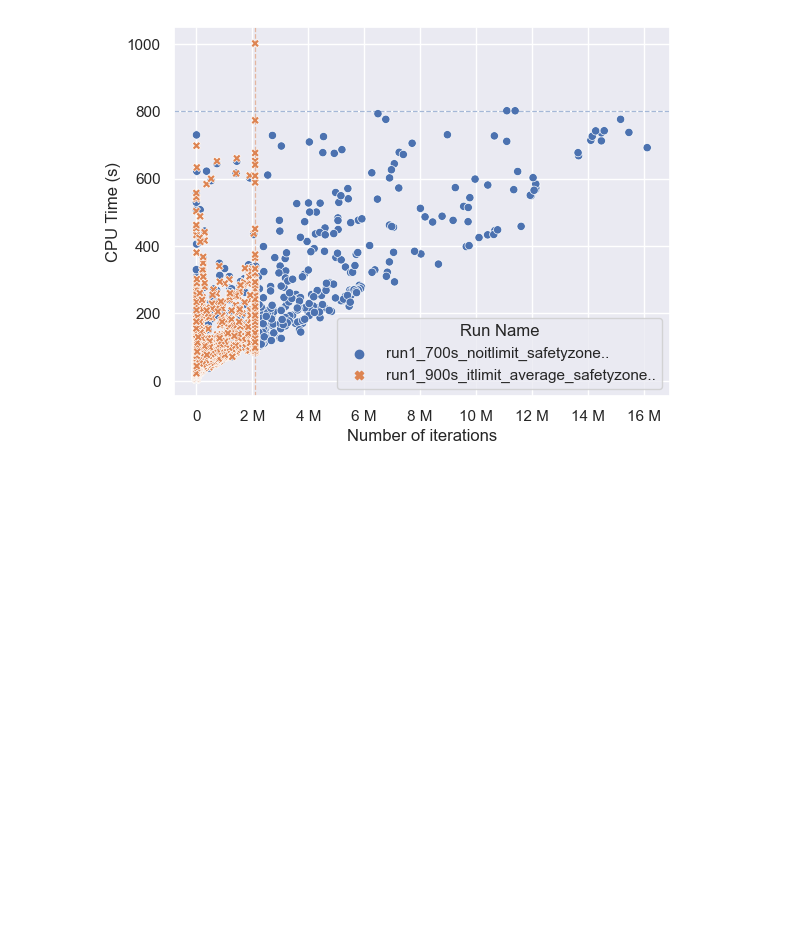
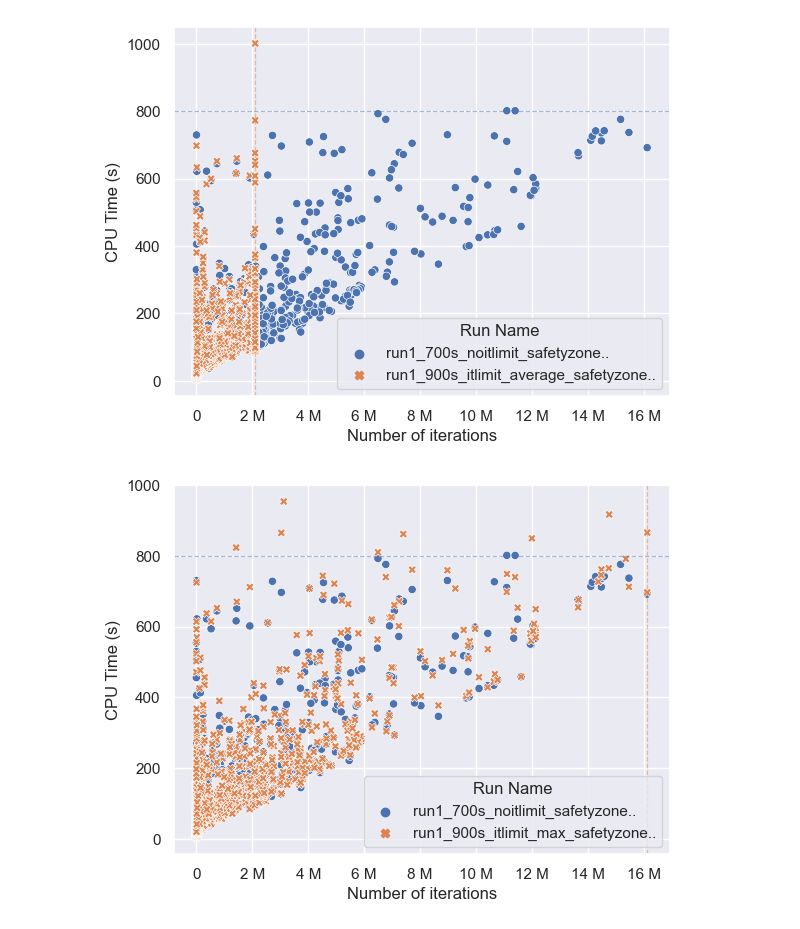
Before and after one commit to amp-man/bachelors-thesis_cpachecker, a Jupyter notebook: 3-1-2_in_practice/3-1-2_in_practice.ipynb, the cells around one changed output. Cells and saved outputs as stored; diff of their text form; code cells hidden in the pictures; blank space fills up the shorter version.

Commit message:
Add runcomparison for itlimit max

```diff
--- a/3-1-2_in_practice/3-1-2_in_practice.ipynb
+++ b/3-1-2_in_practice/3-1-2_in_practice.ipynb
@@ -5,6 +5,12 @@ import matplotlib.ticker as ticker
 
 sns.set_theme()
 # %%
-itlimit_900s_dirty = pd.read_csv(filepath_or_buffer='./run1_3_900s_itlimit_average_safetyzone.table.csv',sep='\t',header=2,index_col=0)
+itlimit_max_900s_dirty = pd.read_csv(filepath_or_buffer='./run1_5_900s_itlimit_max_safetyzone.table.csv',sep='\t',header=2,index_col=0)
+itlimit_average_900s_dirty = pd.read_csv(filepath_or_buffer='./run1_3_900s_itlimit_average_safetyzone.table.csv',sep='\t',header=2,index_col=0)
 noitlimit_700s_dirty = pd.read_csv(filepath_or_buffer='./run1_4_700s_noitlimit_safetyzone.table.csv',sep='\t',header=2,index_col=0)
+# %%
+data_in = itlimit_max_900s_dirty.copy()
+
+#Drop completely empty columns
+itlimit_max_900s = data_in.dropna(axis='columns',how='all')
 # %%
@@ -30,2 +36,14 @@ sns.move_legend(ax, "lower right")
 # %% [output]
 [figure]
+# %%
+cd_max = pd.concat([noitlimit_700s, itlimit_max_900s], keys=['run1_700s_noitlimit_safetyzone..', 'run1_900s_itlimit_max_safetyzone..'], names=['Run Name'])
+# %%
+ax = sns.scatterplot(data=cd_max, x='Number of iterations', y='CPU Time (s)', hue='Run Name', style='Run Name')
+ax.axhline(y=800, color=sns.color_palette()[0], linestyle='--', linewidth=0.9, alpha=0.5)
+ax.axvline(x=16119332, color=sns.color_palette()[1], linestyle='--', linewidth=0.9, alpha=0.5)
+ax.xaxis.set_major_formatter(ticker.EngFormatter())
+sns.move_legend(ax, "lower right")
+
+#ax.get_figure().savefig('3-1-2_runcomparison_max.pdf', bbox_inches = 'tight')
+# %% [output]
+[figure, added]
```
Also changed, not shown: parts of 3 cells of this notebook, 6 other files.
